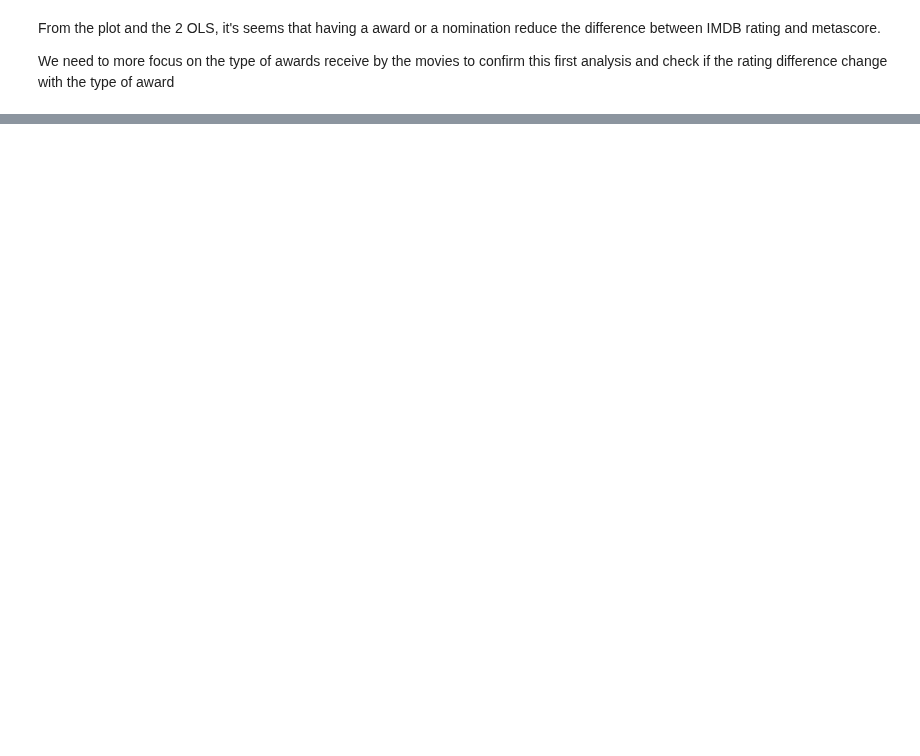
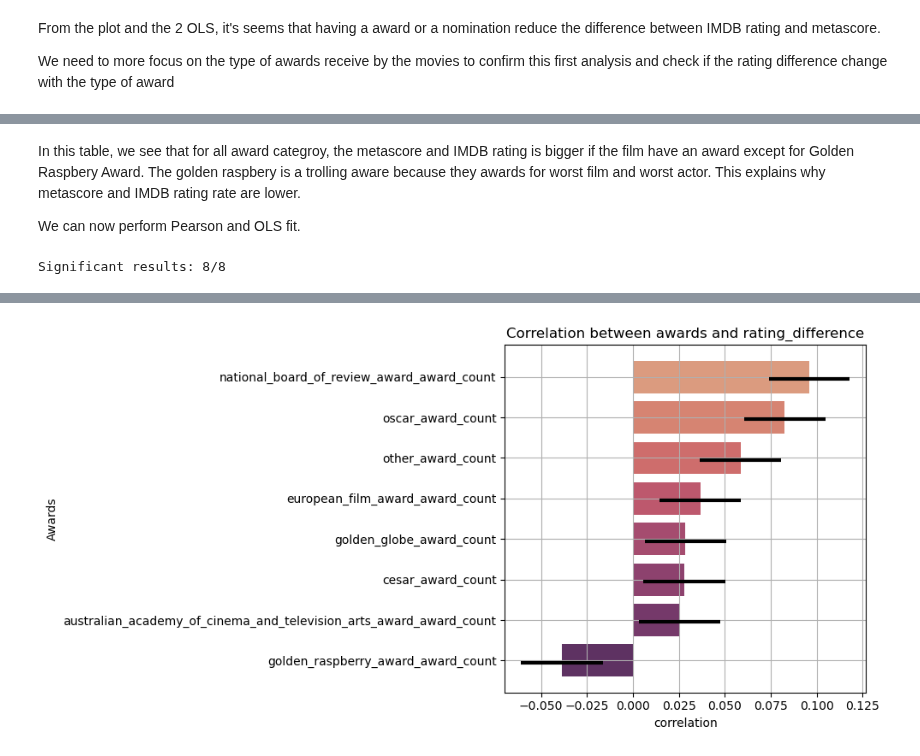
Before and after one commit to epfl-ada/ada-2023-project-radatouille, a Jupyter notebook: milestone_3-award.ipynb, the cells around one changed output, grey strips where cells are left out. Saved outputs shown, nothing was run; the diff lists cells and outputs as text; code cells hidden in the pictures; blank space fills up the shorter version.

```diff
--- a/milestone_3-award.ipynb
+++ b/milestone_3-award.ipynb
@@ -225,0 +389,16 @@ We need to more focus on the type of awards receive by the movies to confirm thi
+# %% [markdown]
+In this table, we see that for all award categroy, the metascore and IMDB rating is bigger if the film have an award except for Golden Raspbery Award.
+The golden raspbery is a trolling aware because they awards for worst film and worst actor. This explains why metascore and IMDB rating rate are lower.
+
+We can now perform Pearson and OLS fit.
+# %%
+#column rename - add a prefix onehot_
+movies_awards = movies_awards.rename(columns={column: 'onehot_'+column for column in columns_one_hot_})
+
+#Pearson correlation coefficient
+award_to_analyse = movies_awards.columns.str.endswith('award_count')
+award_to_analyse = movies_awards.columns[award_to_analyse].tolist()
+award_pearsonr_results, award_pearsonr_significant  = utils.study_pearson(movies_awards, award_to_analyse, 'rating_difference',
+                                                                           colname='Awards', title="Correlation between awards and rating_difference")
+# %% [output]
+Significant results: 8/8
@@ -225,0 +414 @@ We need to more focus on the type of awards receive by the movies to confirm thi
+[figure, added]
```
Also changed, not shown: parts of 22 cells of this notebook, 1 other file.
